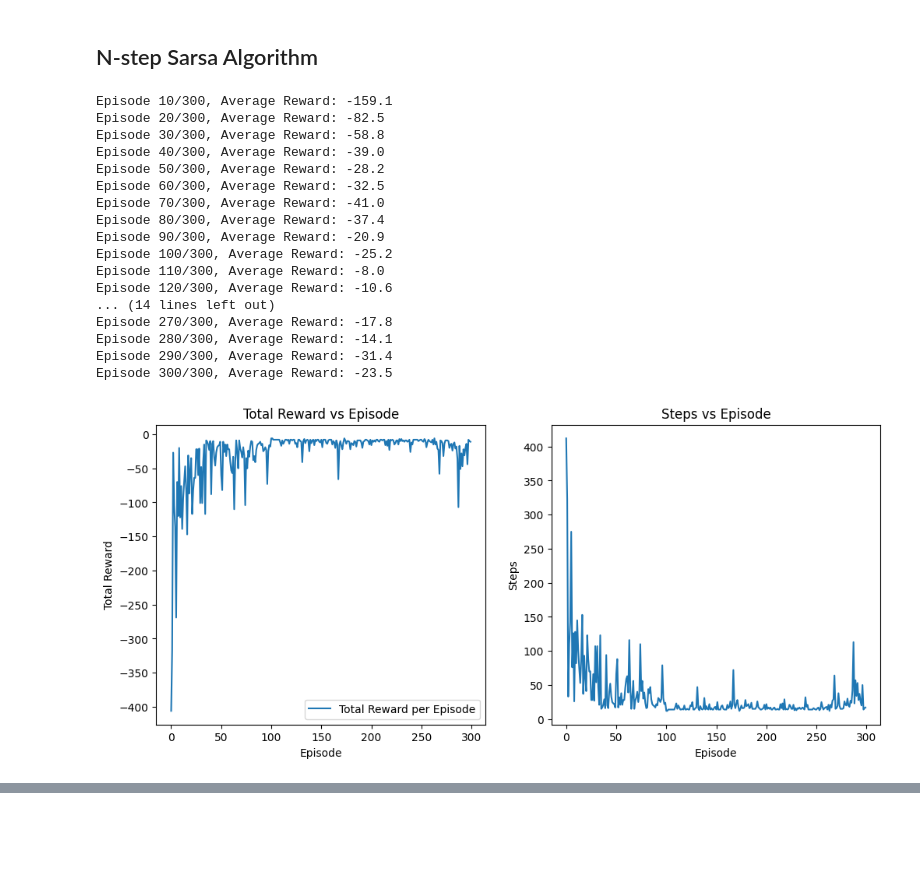
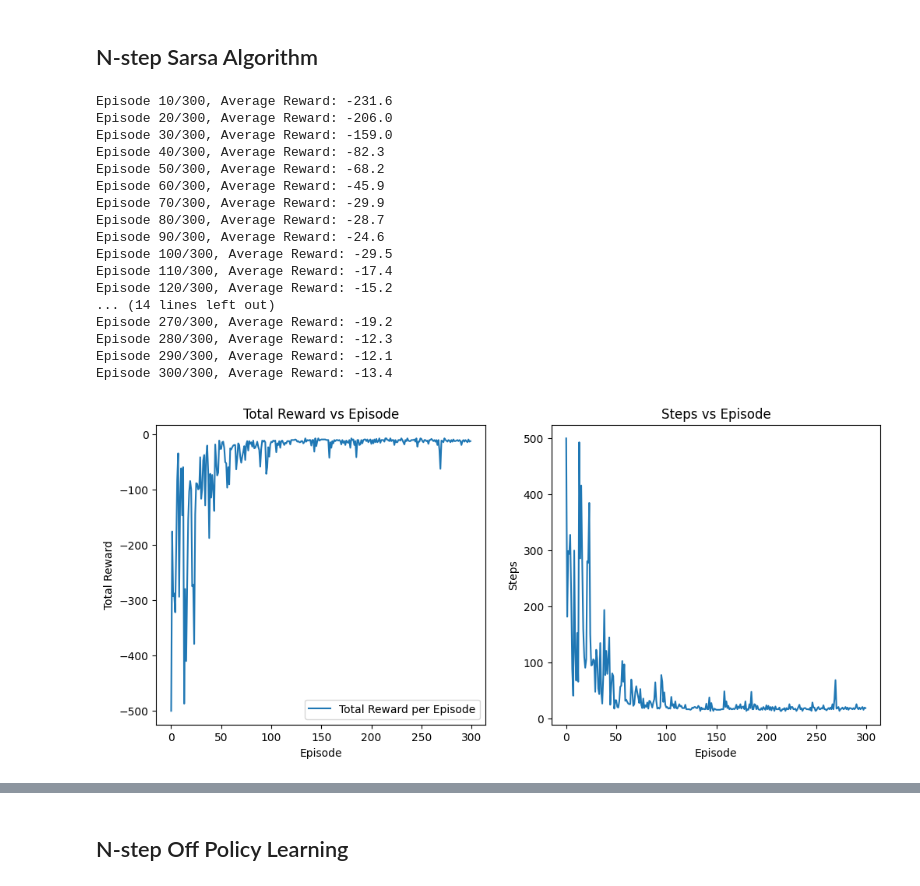
Before and after one commit to VulcanZhX/Hands-on-RL, a Jupyter notebook: C5_5-TD_nstep.ipynb, the cells around one changed output, grey strips where cells are left out. Cells and saved outputs as stored; diff of their text form; code cells hidden in the pictures; blank space fills up the shorter version.

```diff
--- a/C5_5-TD_nstep.ipynb
+++ b/C5_5-TD_nstep.ipynb
@@ -9,14 +9,17 @@ class WindyGridWorld_Stochastic:
     Stochastic Windy Grid World with wind direction disturbance.
     The wind can blow either up or down with equal probability.
     '''
+
     def __init__(self, width=10, height=7):
         self.width = width
         self.height = height
-        self.start = 4*width # tuple coord: (0, 3)
-        self.goal = 3*width + 7
+        self.start = 3 * width  # tuple coord: (0, 3)
+        self.goal = 2 * width + 7
         self.state_pos = self.start
-        self.windy_cells = [y * width + x for y in range(1, 5) for x in range(4, 7)]  # 上界之风的格子
-        self.windy_strength = 1 # 风力大小
+        self.windy_cells = [
+            y * width + x for y in range(1, 5) for x in range(4, 7)
+        ]  # 上界之风的格子
+        self.windy_strength = 1  # 风力大小
 
     def reset(self):
         self.state_pos = self.start
@@ -25,7 +28,7 @@ class WindyGridWorld_Stochastic:
     def step(self, state, action):
         action_set = [[0, 1], [0, -1], [-1, 0], [1, 0]]  # 上，下，左，右
         # extract 1d state_index to 2d position
-        y = np.floor(state/self.width)
+        y = np.floor(state / self.width)
         x = state - y * self.width
         # apply action
         x = min(max(0, x + action_set[action][0]), self.width - 1)
@@ -33,12 +36,12 @@ class WindyGridWorld_Stochastic:
         # apply wind disturbance and ensure y is within bounds
         if state in self.windy_cells:
             if np.random.rand() < 0.25:
-                y = max(0, y - self.windy_strength) # 上移1格
+                y = max(0, y - self.windy_strength)  # 上移1格
             else:
-                y = min(self.height - 1, y + self.windy_strength) # 下移1格
+                y = min(self.height - 1, y + self.windy_strength)  # 下移1格
 
         # obtain next state from coord x,y
-        next_state = round(y*self.width + x)
+        next_state = round(y * self.width + x)
         reward = -1 if next_state != self.goal else 0
         done = next_state == self.goal
         self.state_pos = next_state
@@ -134,17 +152,18 @@ class n_Sarsa:
 ## Main Program for Basic Sarsa
 # initialize environment and parameters
 env = WindyGridWorld_Stochastic()
-np.random.seed(1)  # 设置随机种子以便复现
+np.random.seed(2)  # 设置随机种子以便复现
 ncol = env.width
 nrow = env.height
 epsilon = 0.1
-alpha = 0.1 # learning rate(approximation of 1/N)
+alpha = 0.1  # learning rate(approximation of 1/N)
 gamma = 0.85  # discount factor
 agent = n_Sarsa(ncol, nrow, epsilon, alpha, gamma)
 num_episodes = 300
 
 # Train the agent
-reward_list, step_ep_list, Q_table, policy = agent.n_Sarsa_main(env, num_episodes)
+reward_list, step_ep_list, Q_table, policy = agent.n_Sarsa_main(
+    env, num_episodes)
 # Simulate the learned policy
 state_policy_list = []
 action_policy_list = []
@@ -173,52 +192,60 @@ plt.figure(figsize=(12, 5))
 plt.subplot(1, 2, 1)
 plt.plot(reward_list, label='Total Reward per Episode')
 plt.xlabel('Episode')
 plt.ylabel('Total Reward')
 plt.title('Total Reward vs Episode')
 plt.legend()
 plt.subplot(1, 2, 2)
 plt.plot(step_ep_list, label='Steps per Episode')
 plt.xlabel('Episode')
 plt.ylabel('Steps')
 plt.title('Steps vs Episode')
 plt.show()
 
 # Plot the simulation
 plt.figure(figsize=(8, 6))
 
 # extract the x and y coordinates from the state_policy_list
-state_policy_list_coord = [(s % ncol, s // ncol) for s in state_policy_list]  # Convert to (x, y) coordinates
+state_policy_list_coord = [(s % ncol, s // ncol) for s in state_policy_list
+                           ]  # Convert to (x, y) coordinates
 
 # Plot the path taken by the agent
-plt.plot(*zip(*state_policy_list_coord), marker='o', label='State Path', color='green')
+plt.plot(*zip(*state_policy_list_coord),
+         marker='o',
+         label='State Path',
+         color='green')
 plt.grid(True)
 plt.xlabel('X Position')
 plt.ylabel('Y Position')
 plt.title('State Path Following the Learned Policy')
-plt.xlim(0, ncol-1)
-plt.ylim(0, nrow-1)
+plt.xlim(0, ncol - 1)
+plt.ylim(0, nrow - 1)
 plt.gca().invert_yaxis()  # Invert y-axis to match grid orientation
 plt.gca().xaxis.set_ticks_position('top')
 
 # Plot the windy cells
 for cell in env.windy_cells:
-    plt.plot(cell % ncol, cell // ncol, 'ro', markersize=10, label='Windy Cell' if cell == env.windy_cells[0] else "")
+    plt.plot(cell % ncol,
+             cell // ncol,
+             'ro',
+             markersize=10,
+             label='Windy Cell' if cell == env.windy_cells[0] else "")
 # %% [output]
-Episode 10/300, Average Reward: -159.1
-Episode 20/300, Average Reward: -82.5
-Episode 30/300, Average Reward: -58.8
-Episode 40/300, Average Reward: -39.0
-Episode 50/300, Average Reward: -28.2
-Episode 60/300, Average Reward: -32.5
-Episode 70/300, Average Reward: -41.0
-Episode 80/300, Average Reward: -37.4
-Episode 90/300, Average Reward: -20.9
-Episode 100/300, Average Reward: -25.2
-Episode 110/300, Average Reward: -8.0
-Episode 120/300, Average Reward: -10.6
+Episode 10/300, Average Reward: -231.6
+Episode 20/300, Average Reward: -206.0
+Episode 30/300, Average Reward: -159.0
+Episode 40/300, Average Reward: -82.3
+Episode 50/300, Average Reward: -68.2
+Episode 60/300, Average Reward: -45.9
+Episode 70/300, Average Reward: -29.9
+Episode 80/300, Average Reward: -28.7
+Episode 90/300, Average Reward: -24.6
+Episode 100/300, Average Reward: -29.5
+Episode 110/300, Average Reward: -17.4
+Episode 120/300, Average Reward: -15.2
 ... (14 lines left out)
-Episode 270/300, Average Reward: -17.8
-Episode 280/300, Average Reward: -14.1
-Episode 290/300, Average Reward: -31.4
-Episode 300/300, Average Reward: -23.5
+Episode 270/300, Average Reward: -19.2
+Episode 280/300, Average Reward: -12.3
+Episode 290/300, Average Reward: -12.1
+Episode 300/300, Average Reward: -13.4
-[figure, old version]
+[figure, new version]
@@ -225,0 +253,2 @@ Episode 300/300, Average Reward: -23.5
+# %% [markdown]
+## N-step Off Policy Learning
```
Also changed, not shown: parts of 4 cells of this notebook, 7 other files.
